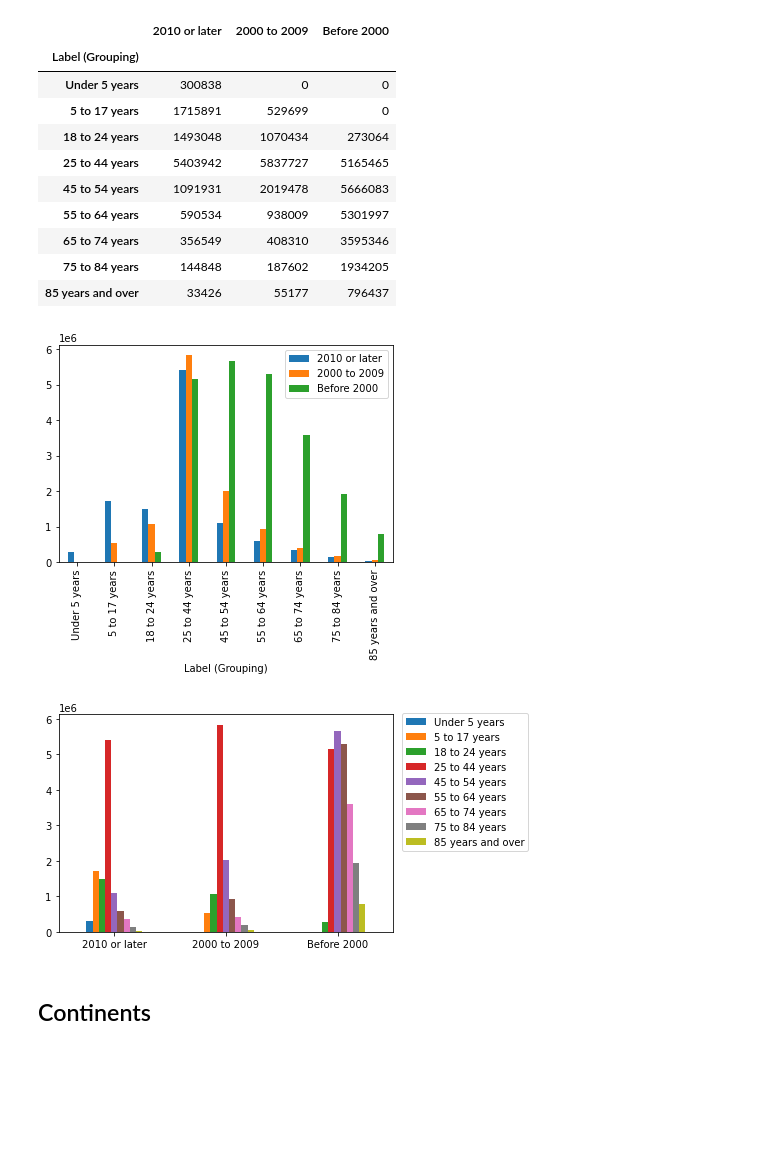
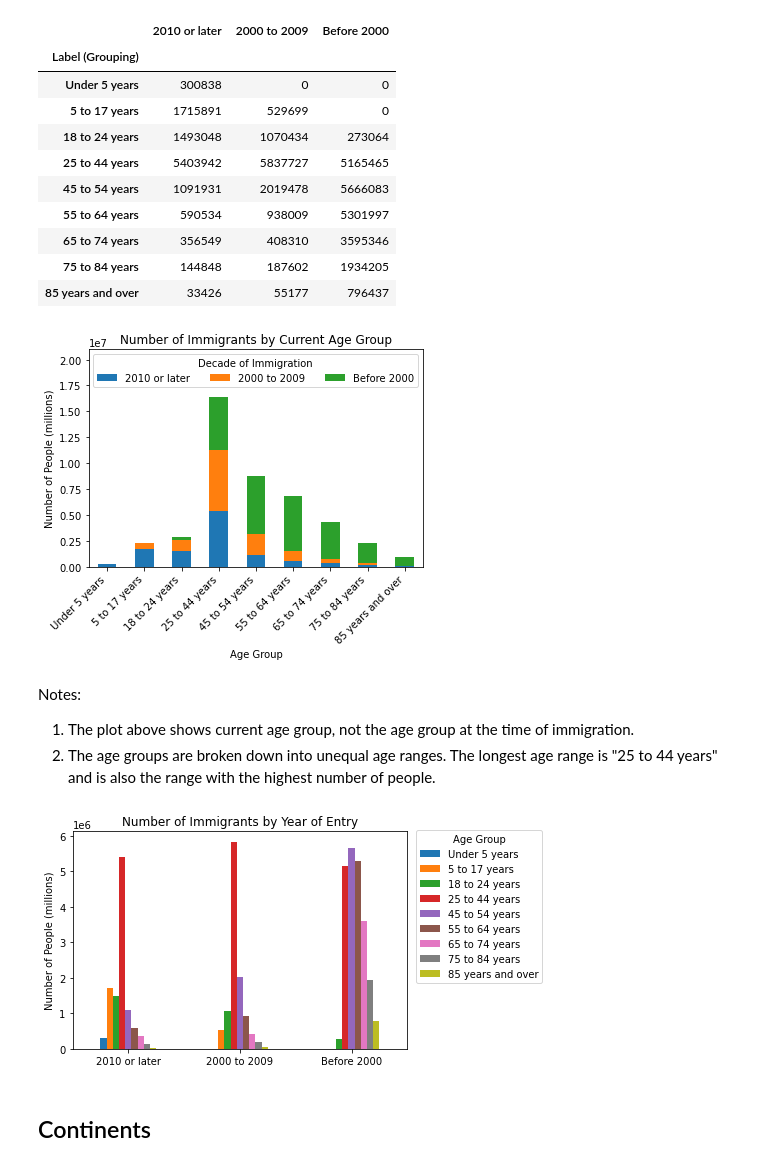
Before and after one commit to halabi93/Immigration-Data-Analysis, a Jupyter notebook: DataAnalysis.ipynb, the cells around one changed output. Saved outputs shown, nothing was run; the diff lists cells and outputs as text; code cells hidden in the pictures; blank space fills up the shorter version.

Commit message:
plots, unsaved

```diff
--- a/DataAnalysis.ipynb
+++ b/DataAnalysis.ipynb
@@ -25,18 +25,35 @@ age_df.head(11)
 | 65 to 74 years | 356549 | 408310 | 3595346 |
 | 75 to 84 years | 144848 | 187602 | 1934205 |
 | 85 years and over | 33426 | 55177 | 796437 |
+# %%
+title = "Number of Immigrants by Current Age Group"
+ylabel = "Number of People (millions)"
+xlabel = "Age Group"
+ylim = (0, 21_000_000)
+
+age_df.plot.bar(stacked = True, title = title, ylim = ylim, ylabel = ylabel, xlabel = xlabel)
+plt.legend(title="Decade of Immigration", ncol=3, loc="upper right")
+plt.xticks(rotation=45, ha='right');
+
+fig.savefig('~/Images/output.png')
+# %% [output]
+[figure, added]
+# %% [markdown]
+Notes:
+
+1) The plot above shows current age group, not the age group at the time of immigration.
+2) The age groups are broken down into unequal age ranges. The longest age range is "25 to 44 years" and is also the range with the highest number of people.
 # %%
 age_df_T = age_df.transpose()
-# %%
-age_df.plot.bar();
-
-
-age_df_T.plot.bar(rot = 0);
-plt.legend(bbox_to_anchor=(1.01,1.03), loc="upper left");
-#These plots show the age in 2020 of people who immigrated in various decades
-# %% [output]
-[figure, removed]
-[figure, removed]
+# %%
+title = "Number of Immigrants by Year of Entry"
+ylabel = "Number of People (millions)"
+
+age_df_T.plot.bar(rot = 0, title = title, ylabel = ylabel);
+plt.legend(bbox_to_anchor=(1.01,1.03), loc="upper left", title = "Age Group");
+#These plots show the age in 2020 of people who immigrated in various decades
+# %% [output]
+[figure, added]
 # %% [markdown]
 ## Continents
 # %%
```
Also changed, not shown: parts of 18 cells of this notebook, 2 other files.
